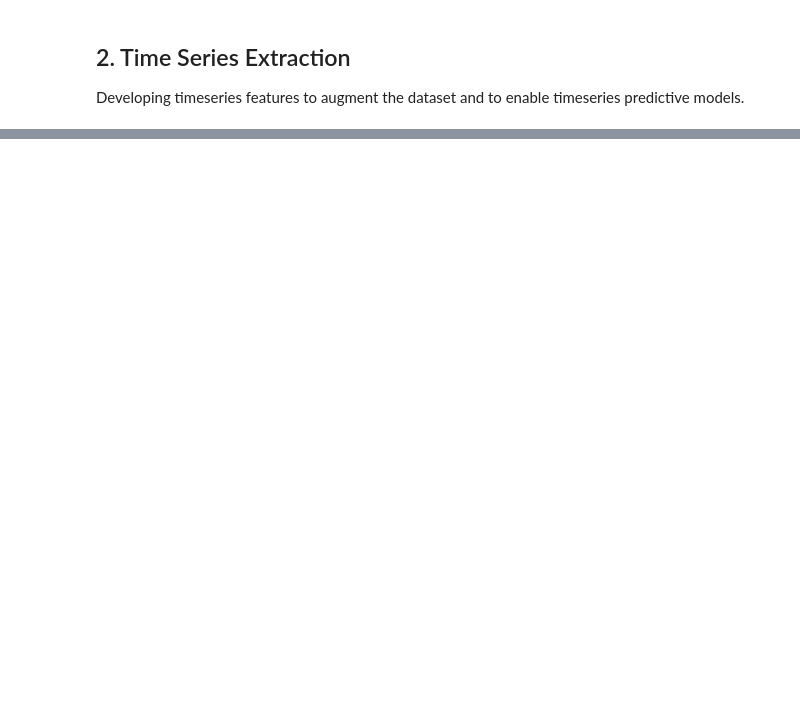
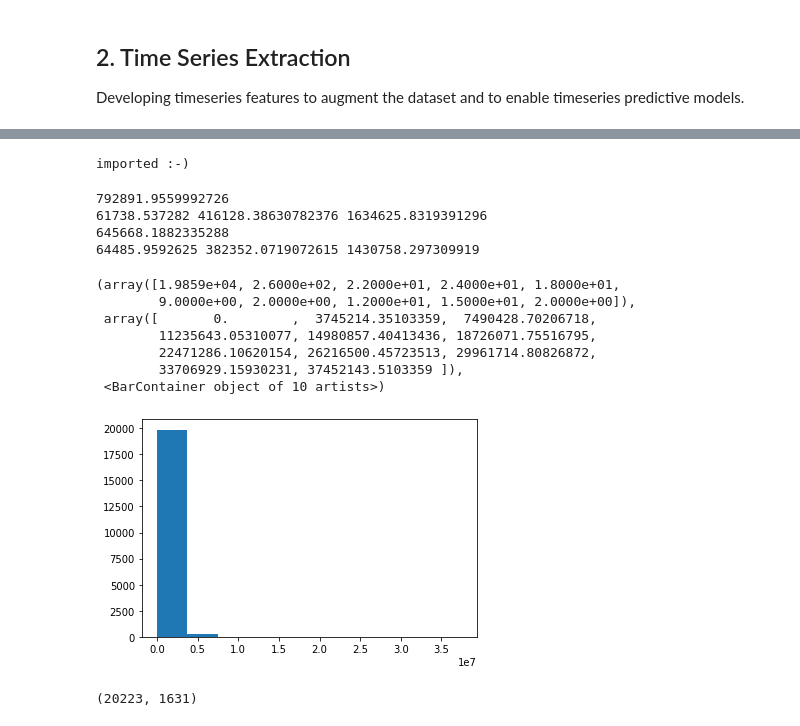
Before and after one commit to rudyorre/m148-project3, a Jupyter notebook: project3.ipynb, the cells around one changed output, grey strips where cells are left out. Cells and saved outputs as stored; diff of their text form; code cells hidden in the pictures; blank space fills up the shorter version.

```diff
--- a/project3.ipynb
+++ b/project3.ipynb
@@ -167,0 +448,13 @@ Developing timeseries features to augment the dataset and to enable timeseries p
+# %%
+from sklearn.impute import SimpleImputer
+from sklearn.compose import ColumnTransformer
+
+from sklearn.pipeline import Pipeline
+from sklearn.preprocessing import StandardScaler
+from sklearn.preprocessing import OneHotEncoder
+
+from sklearn.base import BaseEstimator, TransformerMixin
+
+print('imported :-)')
+# %% [output]
+imported :-)
@@ -167,0 +511,44 @@ Developing timeseries features to augment the dataset and to enable timeseries p
+# %%
+from sklearn.model_selection import train_test_split
+
+# split X/y into: 80% train, 20% test
+
+X_train, X_test, y_train, y_test = train_test_split(X, y, test_size=0.2, random_state=42)
+
+# we can use this if we want to split train into a train set and dev set
+# X_train, X_dev, y_train, y_dev = train_test_split(X_train, y_train, test_size=0.25, random_state=1) # 0.25 x 0.8 = 0.2
+# %%
+from sklearn.linear_model import LinearRegression
+from sklearn.metrics import mean_squared_error
+
+lr = LinearRegression()
+lr.fit(X_train, y_train)
+y_train_pred = lr.predict(X_train)
+print(np.sqrt(mean_squared_error(y_train, y_train_pred)))
+print(np.median(y_train), np.mean(y_train), np.std(y_train))
+
+y_test_pred = lr.predict(X_test)
+print(np.sqrt(mean_squared_error(y_test, y_test_pred)))
+print(np.median(y_test), np.mean(y_test), np.std(y_test))
+
+# create pipeline with cat and without cat (seems like the performance difference is massively better without one hot encoding all the brands lol)
+# %% [output]
+792891.9559992726
+61738.537282 416128.38630782376 1634625.8319391296
+645668.1882335288
+64485.9592625 382352.0719072615 1430758.297309919
+# %%
+plt.hist(y_train)
+# %% [output]
+(array([1.9859e+04, 2.6000e+02, 2.2000e+01, 2.4000e+01, 1.8000e+01,
+        9.0000e+00, 2.0000e+00, 1.2000e+01, 1.5000e+01, 2.0000e+00]),
+ array([       0.        ,  3745214.35103359,  7490428.70206718,
+        11235643.05310077, 14980857.40413436, 18726071.75516795,
+        22471286.10620154, 26216500.45723513, 29961714.80826872,
+        33706929.15930231, 37452143.5103359 ]),
+ <BarContainer object of 10 artists>)
+[figure, added]
+# %%
+X_train.shape
+# %% [output]
+(20223, 1631)
```
Also changed, not shown: parts of 35 cells of this notebook, 2 other files.
